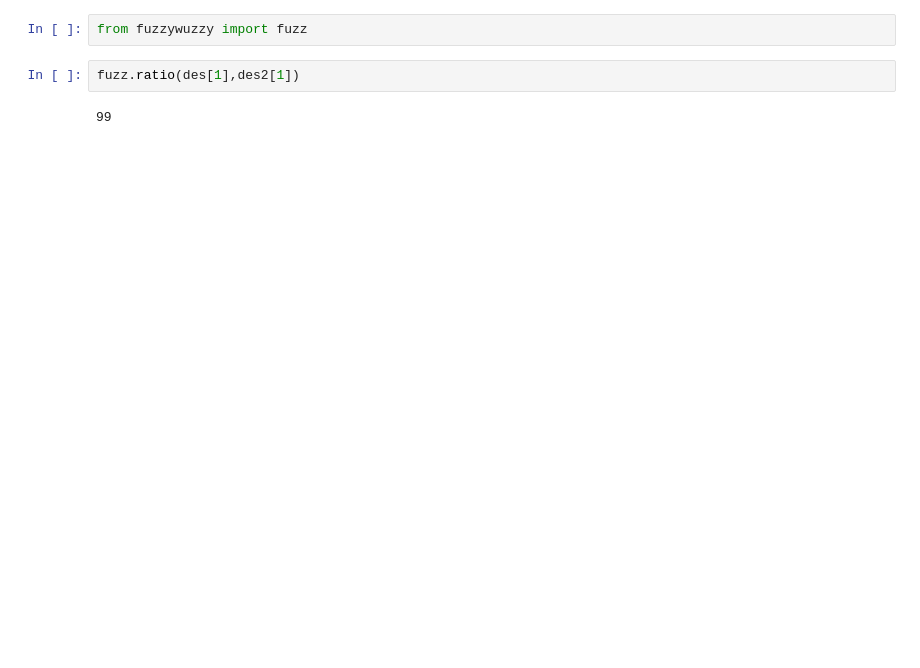
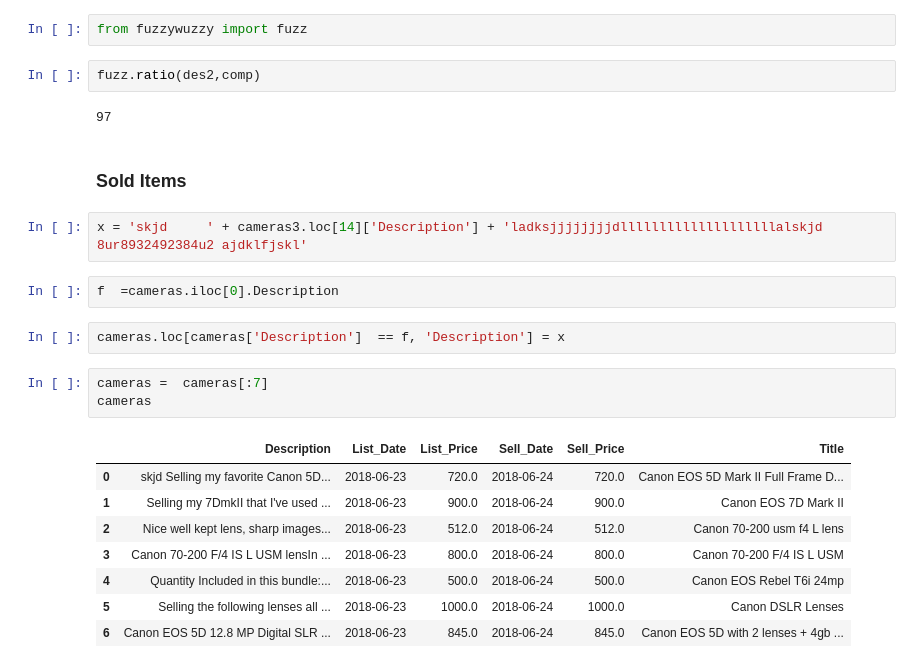
Before and after one commit to mikestef235/Canon_Scraper, a Jupyter notebook: iPython_Notebooks/90% Description Match.ipynb, the cells around one changed output. Saved outputs shown, nothing was run; the diff lists cells and outputs as text; blank space fills up the shorter version.

```diff
--- a/iPython_Notebooks/90% Description Match.ipynb
+++ b/iPython_Notebooks/90% Description Match.ipynb
@@ -38,6 +37,26 @@ jf.jaro_distance(des[1],des[1])
 # %%
 from fuzzywuzzy import fuzz
 # %%
-fuzz.ratio(des[1],des2[1])
+fuzz.ratio(des2,comp)
 # %% [output]
-99
+97
+# %% [markdown]
+### Sold Items
+# %%
+x = 'skjd     ' + cameras3.loc[14]['Description'] + 'ladksjjjjjjjjdllllllllllllllllllllalskjd 8ur8932492384u2 ajdklfjskl'
+# %%
+f  =cameras.iloc[0].Description
+# %%
+cameras.loc[cameras['Description']  == f, 'Description'] = x
+# %%
+cameras =  cameras[:7]
+cameras
+# %% [output]
+|  | Description | List_Date | List_Price | Sell_Date | Sell_Price | Title |
+| 0 | skjd Selling my favorite Canon 5D... | 2018-06-23 | 720.0 | 2018-06-24 | 720.0 | Canon EOS 5D Mark II Full Frame D... |
+| 1 | Selling my 7DmkII that I've used ... | 2018-06-23 | 900.0 | 2018-06-24 | 900.0 | Canon EOS 7D Mark II |
+| 2 | Nice well kept lens, sharp images... | 2018-06-23 | 512.0 | 2018-06-24 | 512.0 | Canon 70-200 usm f4 L lens |
+| 3 | Canon 70-200 F/4 IS L USM lensIn ... | 2018-06-23 | 800.0 | 2018-06-24 | 800.0 | Canon 70-200 F/4 IS L USM |
+| 4 | Quantity Included in this bundle:... | 2018-06-23 | 500.0 | 2018-06-24 | 500.0 | Canon EOS Rebel T6i 24mp |
+| 5 | Selling the following lenses all ... | 2018-06-23 | 1000.0 | 2018-06-24 | 1000.0 | Canon DSLR Lenses |
+| 6 | Canon EOS 5D 12.8 MP Digital SLR ... | 2018-06-23 | 845.0 | 2018-06-24 | 845.0 | Canon EOS 5D with 2 lenses + 4gb ... |
```
Also changed, not shown: parts of 24 cells of this notebook, 8 other files.
